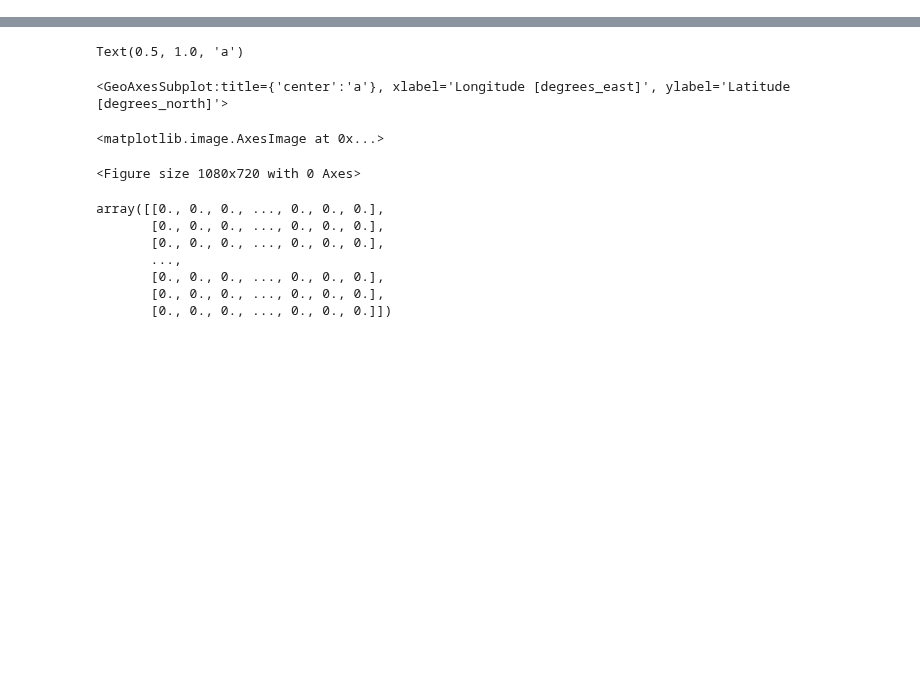
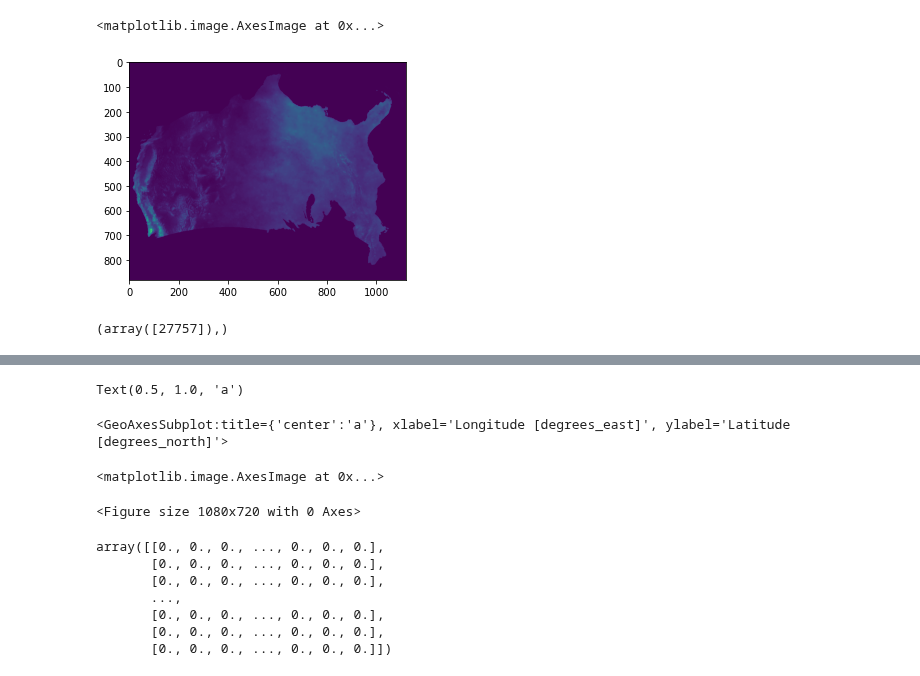
Before and after one commit to njadid/stochsm, a Jupyter notebook: stage4_analysis/monthly_totals/trash/test.ipynb, the cells around one changed output, grey strips where cells are left out. Drawn from its saved outputs; the diff is of its cells as text; code cells hidden in the pictures; blank space fills up the shorter version.

```diff
--- a/stage4_analysis/monthly_totals/trash/test.ipynb
+++ b/stage4_analysis/monthly_totals/trash/test.ipynb
@@ -23,17 +23,33 @@ def yearly_totals(year):
     grid_x, grid_y = np.meshgrid(np.arange(1121),np.arange(881))
     grid_xy = grid_x*10**4 + (grid_y) + 10**8
     a_cum[a_cum<0.1] = 0
-    df = pd.DataFrame({'grid_xy': grid_xy.ravel(), 'p':a_cum.ravel()})
+    # df = pd.DataFrame({'grid_xy': grid_xy.ravel(), 'p':a_cum.ravel()})
 
-    fn_out_pickle = out_fmt.format(year = year)
-    with open(fn_out_pickle, 'wb') as handle:
-        pickle.dump(df, handle, protocol= pickle.HIGHEST_PROTOCOL)
-
+    # fn_out_pickle = out_fmt.format(year = year)
+    # with open(fn_out_pickle, 'wb') as handle:
+    #     pickle.dump(df, handle, protocol= pickle.HIGHEST_PROTOCOL)
+    return a_cum
     print(year)
     # return a_cum
-
-for year in range(2000,2021):
-    yearly_totals(year)
+a_cum = yearly_totals(2001)
+# for year in range(2000,2021):
+#     yearly_totals(year)
+# %%
+import matplotlib.pyplot as plt
+plt.imshow(a_cum)
+# %% [output]
+<matplotlib.image.AxesImage at 0x...>
+[figure, added]
+# %%
+year = 2001
+dt_fmt = '{year}-1-1 23:00'
+start_dt = dt_fmt.format(year = year)
+end_dt = dt_fmt.format(year = year + 5)
+dt_vec = pd.date_range(start=start_dt, end=end_dt, closed='left', freq='60min')
+# dt_vec_m = dt_vec.month
+print(np.where(dt_vec == pd.to_datetime('2004-3-3 12:00') )
+# %% [output]
+(array([27757]),)
 # %%
 import numpy as np
 import matplotlib.pyplot as plt
```
Also changed, not shown: parts of 2 cells of this notebook, 12 other files.
